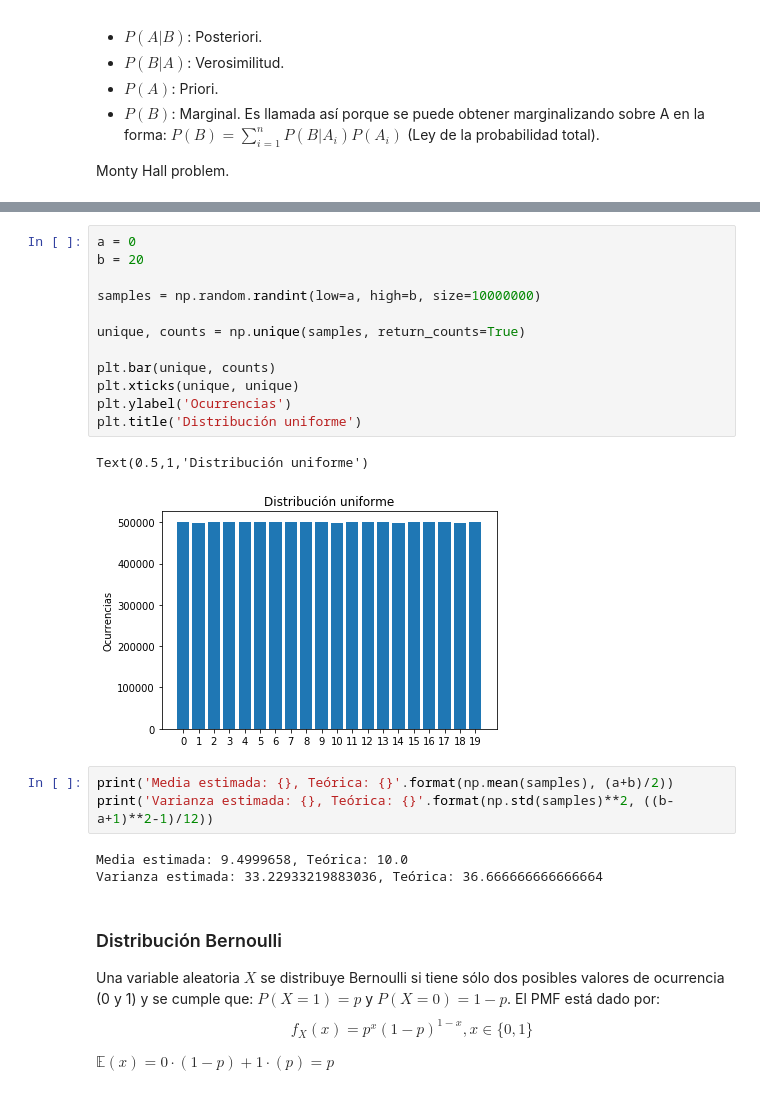
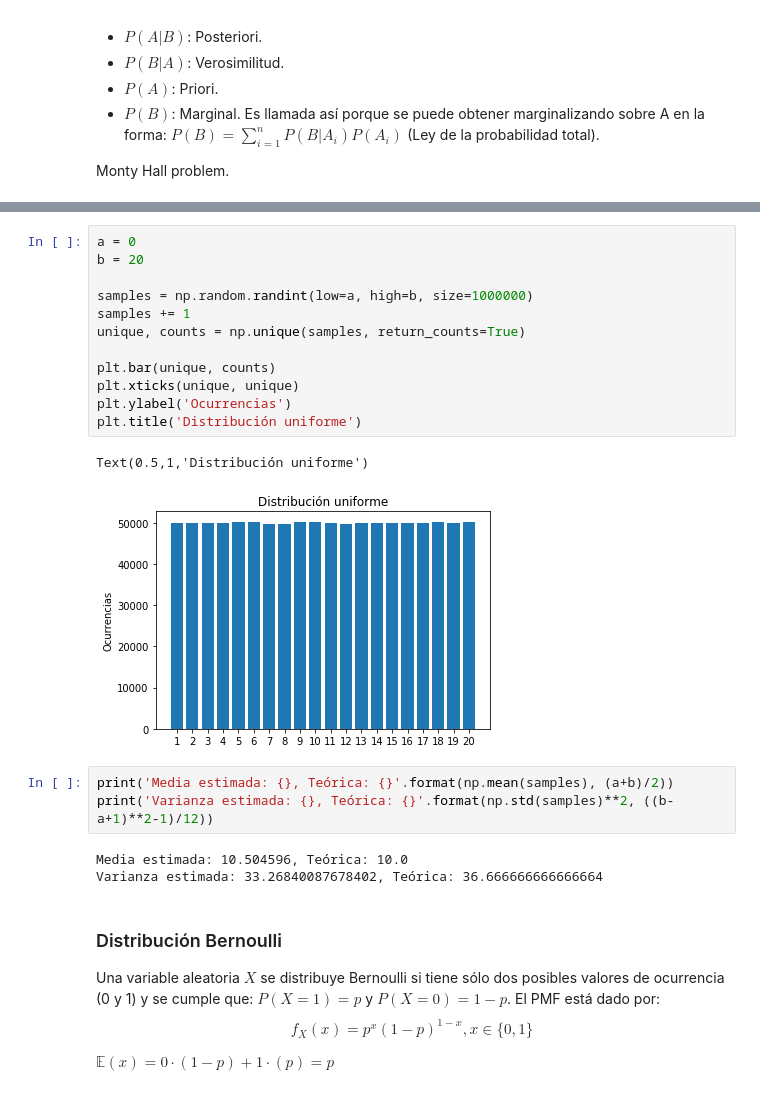
Before and after one commit to mperezcarrasco/Clases-Machine-Learning, a Jupyter notebook: Repaso estadística.ipynb, the cells around one changed output, grey strips where cells are left out. Saved outputs shown, nothing was run; the diff lists cells and outputs as text.

```diff
--- a/Repaso estadística.ipynb
+++ b/Repaso estadística.ipynb
@@ -357,24 +357,24 @@ $var(X) = \dfrac{1}{b-a+1} \cdot \dfrac{(b)(b+1)(2b+1)+(a-1)((a-1)+1)(2(a-1)+1)}
 # %%
 a = 0
 b = 20
 
-samples = np.random.randint(low=a, high=b, size=10000000)
-
+samples = np.random.randint(low=a, high=b, size=1000000)
+samples += 1
 unique, counts = np.unique(samples, return_counts=True)
 
 plt.bar(unique, counts)
 plt.xticks(unique, unique)
 plt.ylabel('Ocurrencias')
 plt.title('Distribución uniforme')
 # %% [output]
 Text(0.5,1,'Distribución uniforme')
-[figure, old version]
+[figure, new version]
 # %%
 print('Media estimada: {}, Teórica: {}'.format(np.mean(samples), (a+b)/2))
 print('Varianza estimada: {}, Teórica: {}'.format(np.std(samples)**2, ((b-a+1)**2-1)/12))
 # %% [output]
-Media estimada: 9.4999658, Teórica: 10.0
-Varianza estimada: 33.22933219883036, Teórica: 36.666666666666664
+Media estimada: 10.504596, Teórica: 10.0
+Varianza estimada: 33.26840087678402, Teórica: 36.666666666666664
 # %% [markdown]
 
 ### Distribución Bernoulli
```
Also changed, not shown: parts of 18 cells of this notebook.
